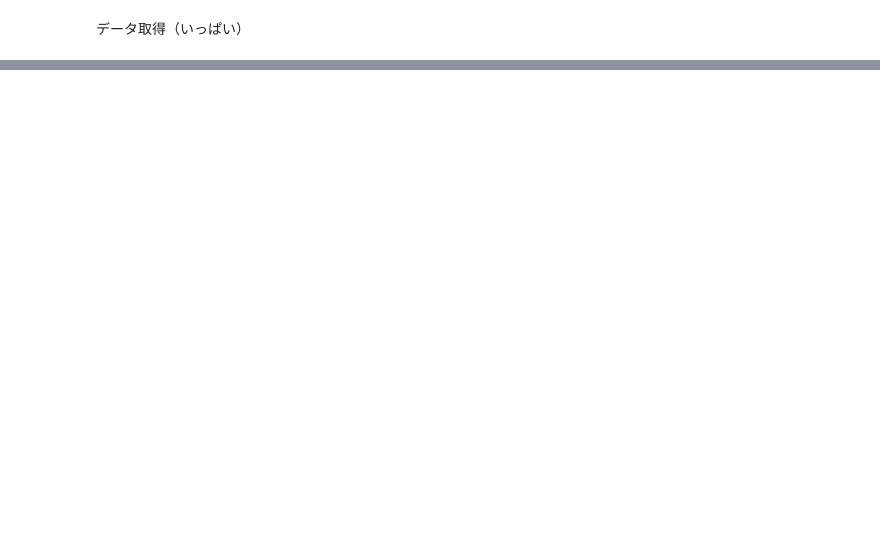
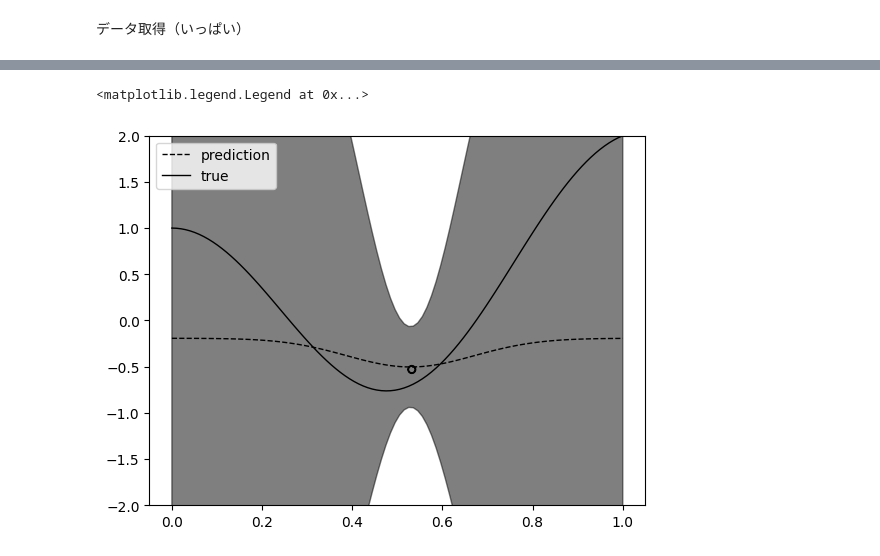
Before and after one commit to arata234/PRML, a Jupyter notebook: cp3_linear_regression_model.ipynb, the cells around one changed output, grey strips where cells are left out. Drawn from its saved outputs; the diff is of its cells as text; code cells hidden in the pictures; blank space fills up the shorter version.

```diff
--- a/cp3_linear_regression_model.ipynb
+++ b/cp3_linear_regression_model.ipynb
@@ -722,6 +722,19 @@ class BayesianLinearRegression(object):
         self.mn = self.calc_mn(x=self.train_x, t=self.train_t)
         self.sn = self.calc_Sn(x=self.train_x)
         return self.mn, self.sn
+
+    def predict(self, x_list):
+        mn = self.calc_mn(self.train_x, self.train_t)
+        sn = self.calc_Sn(self.train_x)
+        means = []
+        variances = []
+        for x in x_list:
+            Phi_x = self.design_matrix([x])
+            mean = mn.T.dot(Phi_x.T)
+            variance = 1 / self.beta + Phi_x.dot(sn).dot(Phi_x.T)
+            means.append(mean.flatten())
+            variances.append(variance.flatten())
+        return np.array(means), np.array(variances)
 # %% [markdown]
 事前分布
 $$
@@ -789,0 +902,9 @@ model.plot_lines(model.mn, model.sn, ax=axis[2])
+# %%
+# 初期状態
+ALPHA = 1.0
+BETA = 9
+M = 12
+
+model = BayesianGausiaanBasisLinearRegression(alpha=ALPHA, beta=BETA, M=M)
+# %%
+model.update()
@@ -789,0 +916,17 @@ model.plot_lines(model.mn, model.sn, ax=axis[2])
+# %%
+x_test = np.linspace(0, 1, 100).flatten()
+y_test, var = model.predict(x_list=x_test)
+y_test = y_test.flatten()
+var = var.flatten()
+# %%
+plt.plot(x_test, y_test, c="black", linestyle="--", linewidth=1, label="prediction")
+plt.plot(x_test, model.f(x_test), c="black", linewidth=1, label="true")
+plt.scatter(model.train_x, model.train_t, marker="$○$", color="black")
+# plt.plot(x_test, y_test - 2 * var, c="b")
+# plt.plot(x_test, y_test + 2 * var, c="b")
+plt.ylim(-2, 2)
+plt.fill_between(x_test, y1 = y_test - 2 * var, y2 = y_test + 2 * var, alpha=0.5, color="black")
+plt.legend()
+# %% [output]
+<matplotlib.legend.Legend at 0x...>
+[figure, added]
```
Also changed, not shown: parts of 33 cells of this notebook, 24 other files.
